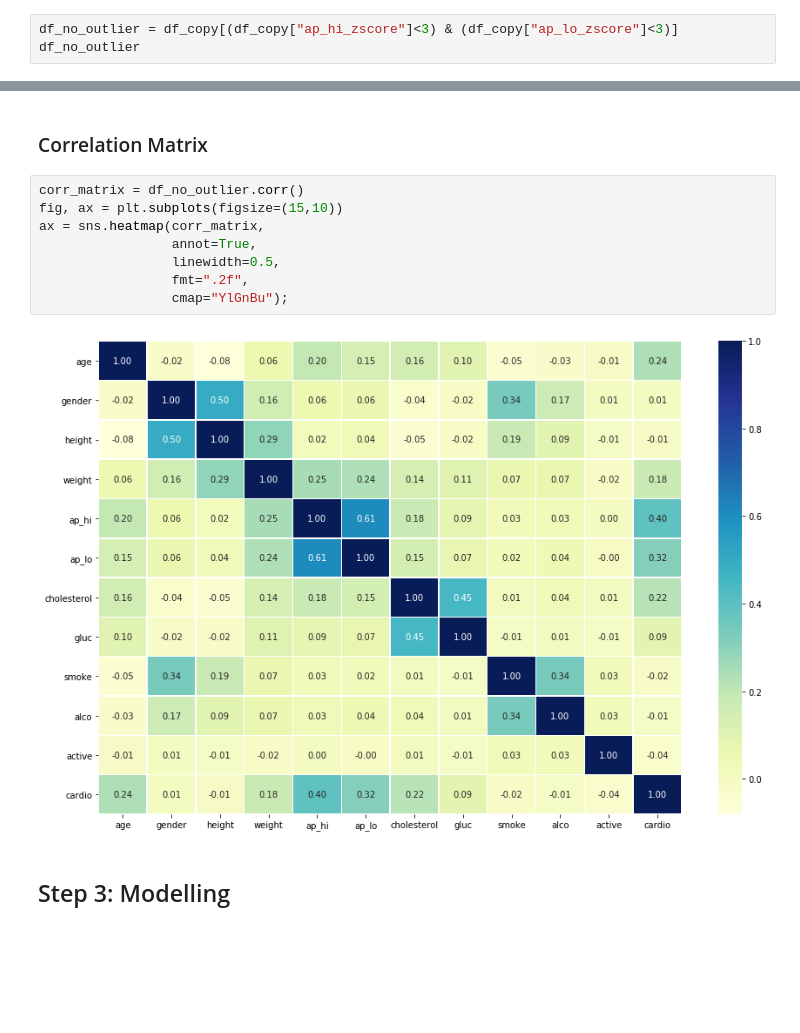
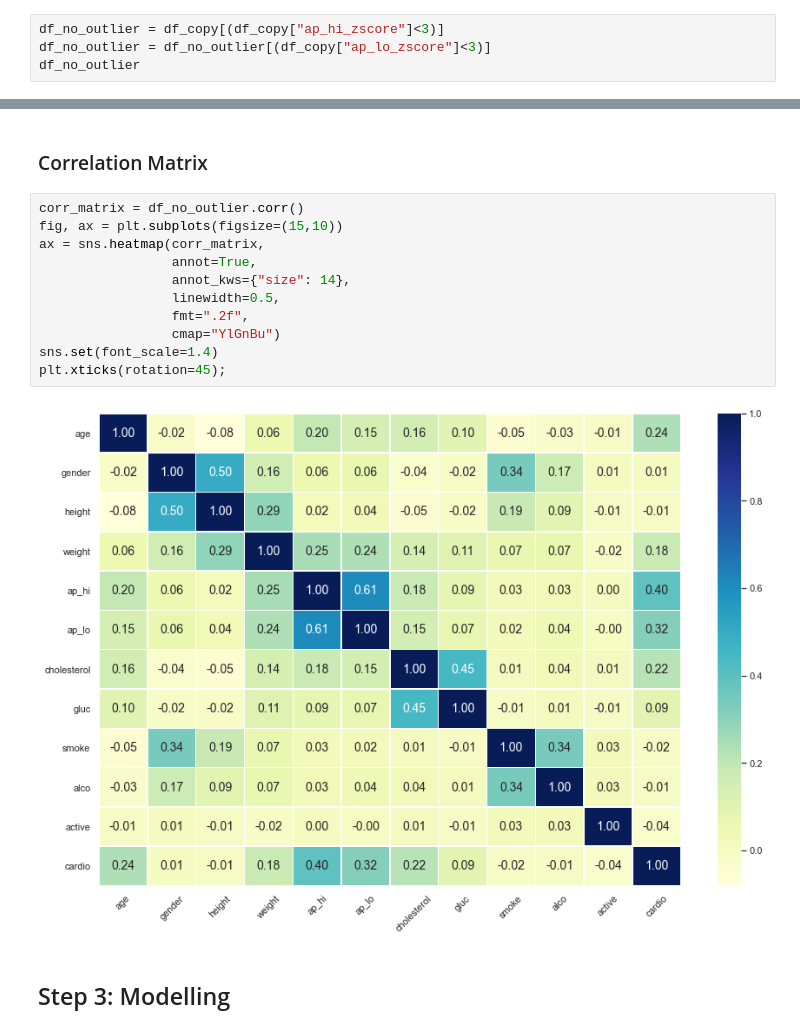
Before and after one commit to mkyurw/Heart-Disease-Prediction, a Jupyter notebook: Cardio.ipynb, the cells around one changed output, grey strips where cells are left out. Cells and saved outputs as stored; diff of their text form; blank space fills up the shorter version.

```diff
--- a/Cardio.ipynb
+++ b/Cardio.ipynb
@@ -258,7 +309,8 @@ df_copy.head()
 | 3 | 17623 | 2 | 169 | 82.0 | 150 | 100 | 1 | 1 | 0 | 0 | 1 | ... |
 | 4 | 17474 | 1 | 156 | 56.0 | 100 | 60 | 1 | 1 | 0 | 0 | 0 | ... |
 # %%
-df_no_outlier = df_copy[(df_copy["ap_hi_zscore"]<3) & (df_copy["ap_lo_zscore"]<3)]
+df_no_outlier = df_copy[(df_copy["ap_hi_zscore"]<3)]
+df_no_outlier = df_no_outlier[(df_copy["ap_lo_zscore"]<3)]
 df_no_outlier
 # %% [output]
 |  | age | gender | height | weight | ap_hi | ap_lo | cholesterol | gluc | smoke | alco | active | ... |
@@ -301,13 +353,16 @@ See the caveats in the documentation: https://pandas.pydata.org/pandas-docs/stab
 # %%
 corr_matrix = df_no_outlier.corr()
 fig, ax = plt.subplots(figsize=(15,10))
 ax = sns.heatmap(corr_matrix,
                  annot=True,
+                 annot_kws={"size": 14},
                  linewidth=0.5,
                  fmt=".2f",
-                 cmap="YlGnBu");
+                 cmap="YlGnBu")
+sns.set(font_scale=1.4)
+plt.xticks(rotation=45);
 # %% [output]
-[figure, old version]
+[figure, new version]
 # %% [markdown]
 ## Step 3: Modelling
 # %%
```
Also changed, not shown: parts of 39 cells of this notebook.
